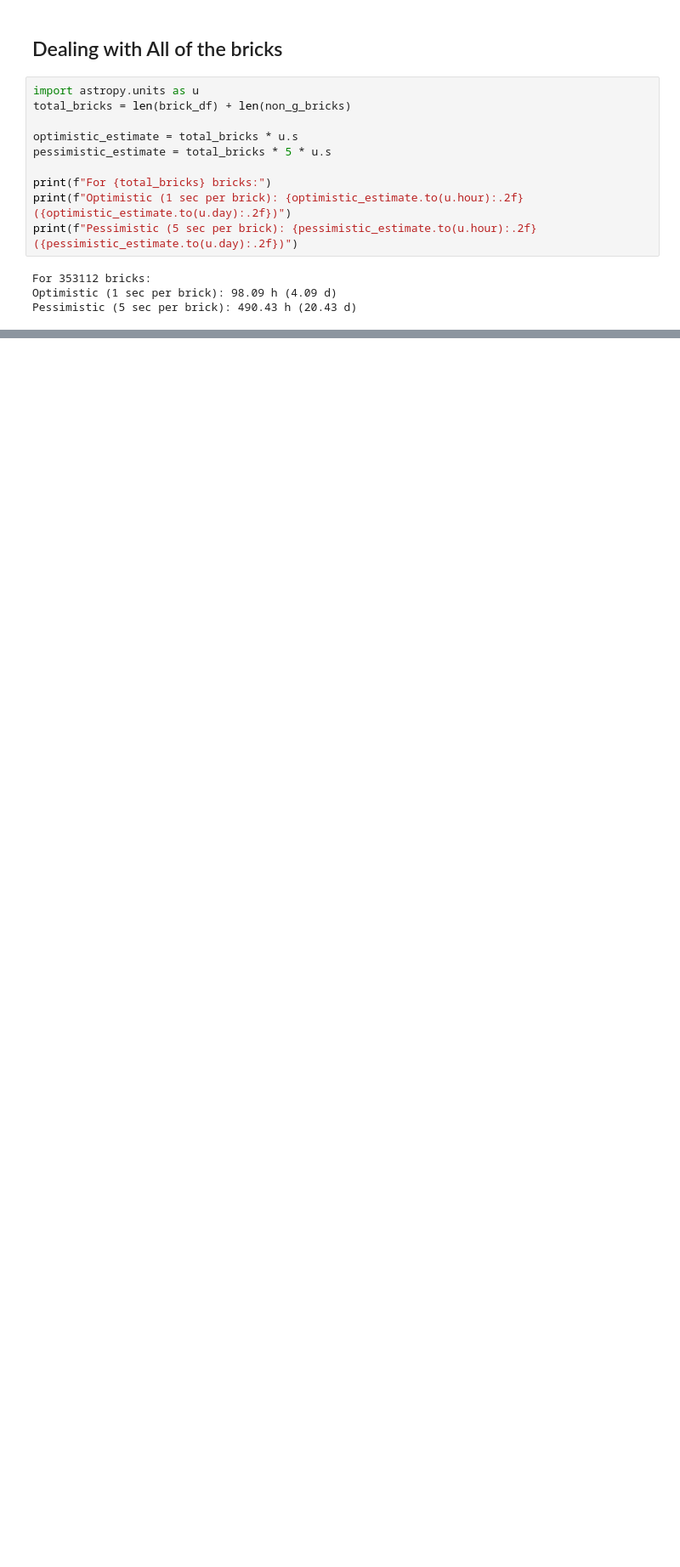
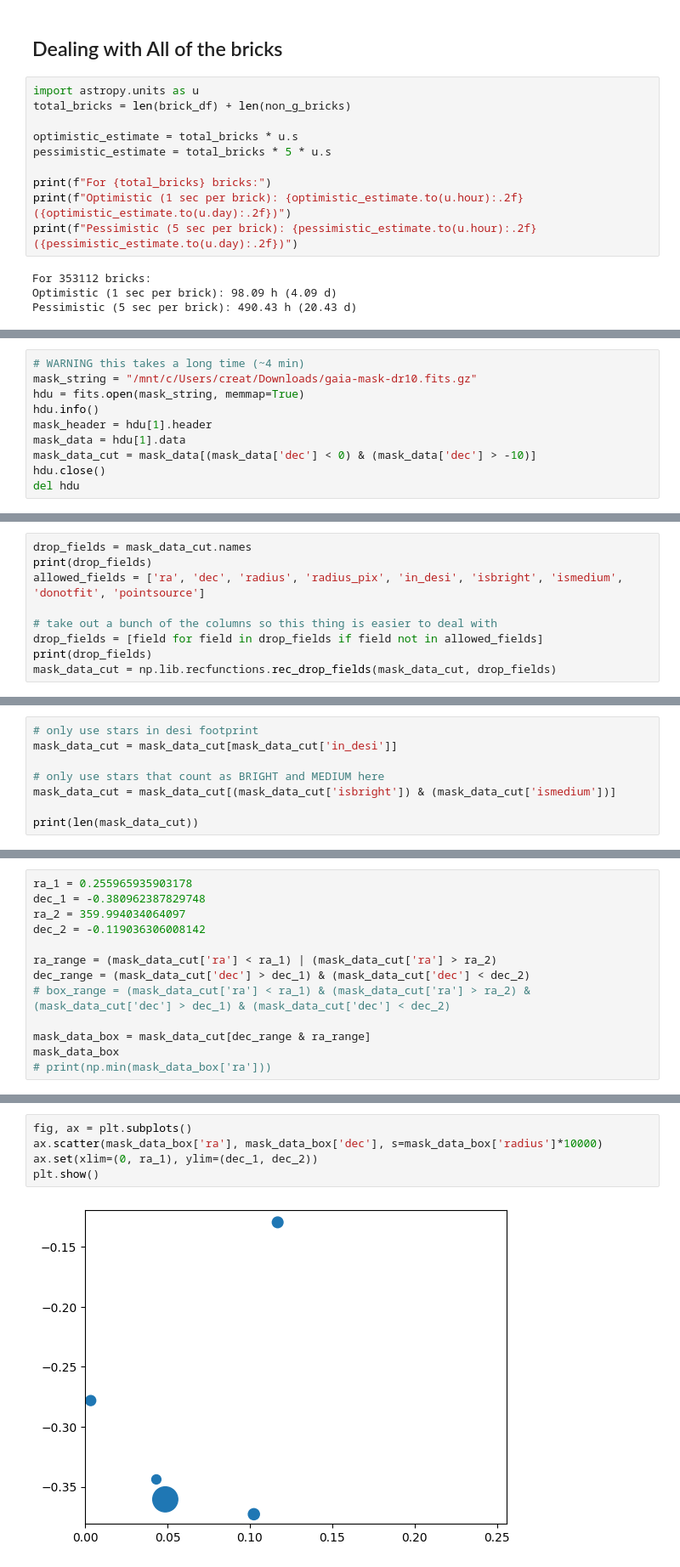
Before and after one commit to cyb0rb/WiFeS_Catalog, a Jupyter notebook: query_images.ipynb, the cells around one changed output, grey strips where cells are left out. Shown at 85% size. Saved outputs shown, nothing was run; the diff lists cells and outputs as text; blank space fills up the shorter version.

Commit message:
Get mask summary file and use it to make a list of stars to mask

```diff
--- a/query_images.ipynb
+++ b/query_images.ipynb
@@ -542,0 +545,10 @@ for image in image_array:
+# %%
+# WARNING this takes a long time (~4 min)
+mask_string = "/mnt/c/Users/creat/Downloads/gaia-mask-dr10.fits.gz"
+hdu = fits.open(mask_string, memmap=True)
+hdu.info()
+mask_header = hdu[1].header
+mask_data = hdu[1].data
+mask_data_cut = mask_data[(mask_data['dec'] < 0) & (mask_data['dec'] > -10)]
+hdu.close()
+del hdu
@@ -542,0 +560,9 @@ for image in image_array:
+# %%
+drop_fields = mask_data_cut.names
+print(drop_fields)
+allowed_fields = ['ra', 'dec', 'radius', 'radius_pix', 'in_desi', 'isbright', 'ismedium', 'donotfit', 'pointsource']
+
+# take out a bunch of the columns so this thing is easier to deal with
+drop_fields = [field for field in drop_fields if field not in allowed_fields]
+print(drop_fields)
+mask_data_cut = np.lib.recfunctions.rec_drop_fields(mask_data_cut, drop_fields)
@@ -542,0 +572,8 @@ for image in image_array:
+# %%
+# only use stars in desi footprint
+mask_data_cut = mask_data_cut[mask_data_cut['in_desi']]
+
+# only use stars that count as BRIGHT and MEDIUM here
+mask_data_cut = mask_data_cut[(mask_data_cut['isbright']) & (mask_data_cut['ismedium'])]
+
+print(len(mask_data_cut))
@@ -542,0 +582,13 @@ for image in image_array:
+# %%
+ra_1 = 0.255965935903178
+dec_1 = -0.380962387829748
+ra_2 = 359.994034064097
+dec_2 = -0.119036306008142
+
+ra_range = (mask_data_cut['ra'] < ra_1) | (mask_data_cut['ra'] > ra_2)
+dec_range = (mask_data_cut['dec'] > dec_1) & (mask_data_cut['dec'] < dec_2)
+# box_range = (mask_data_cut['ra'] < ra_1) & (mask_data_cut['ra'] > ra_2) & (mask_data_cut['dec'] > dec_1) & (mask_data_cut['dec'] < dec_2)
+
+mask_data_box = mask_data_cut[dec_range & ra_range]
+mask_data_box
+# print(np.min(mask_data_box['ra']))
@@ -542,0 +604,7 @@ for image in image_array:
+# %%
+fig, ax = plt.subplots()
+ax.scatter(mask_data_box['ra'], mask_data_box['dec'], s=mask_data_box['radius']*10000)
+ax.set(xlim=(0, ra_1), ylim=(dec_1, dec_2))
+plt.show()
+# %% [output]
+[figure, added]
```
Also changed, not shown: parts of 6 cells of this notebook, 1 other file.
